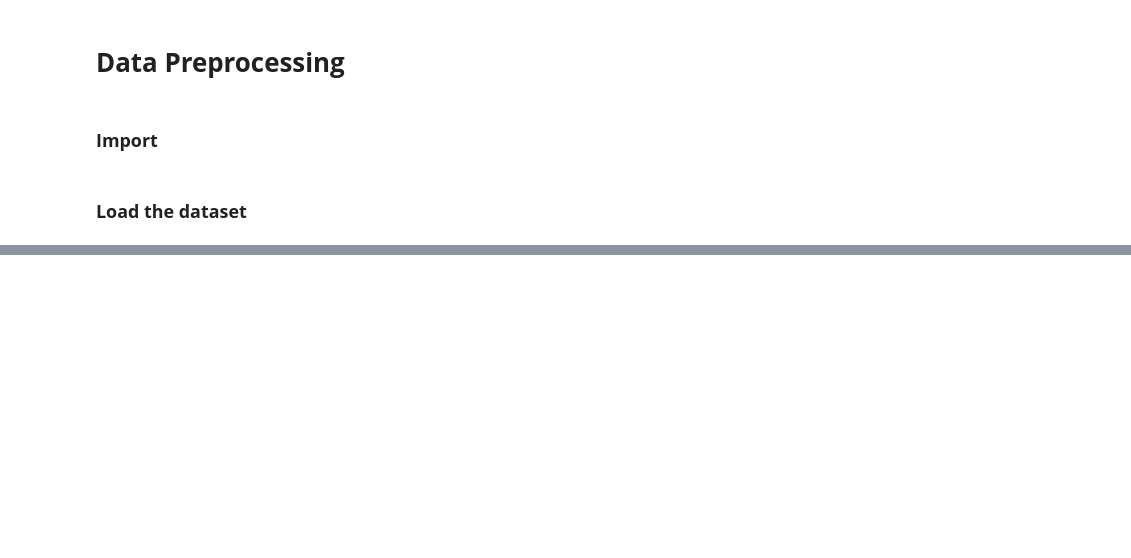
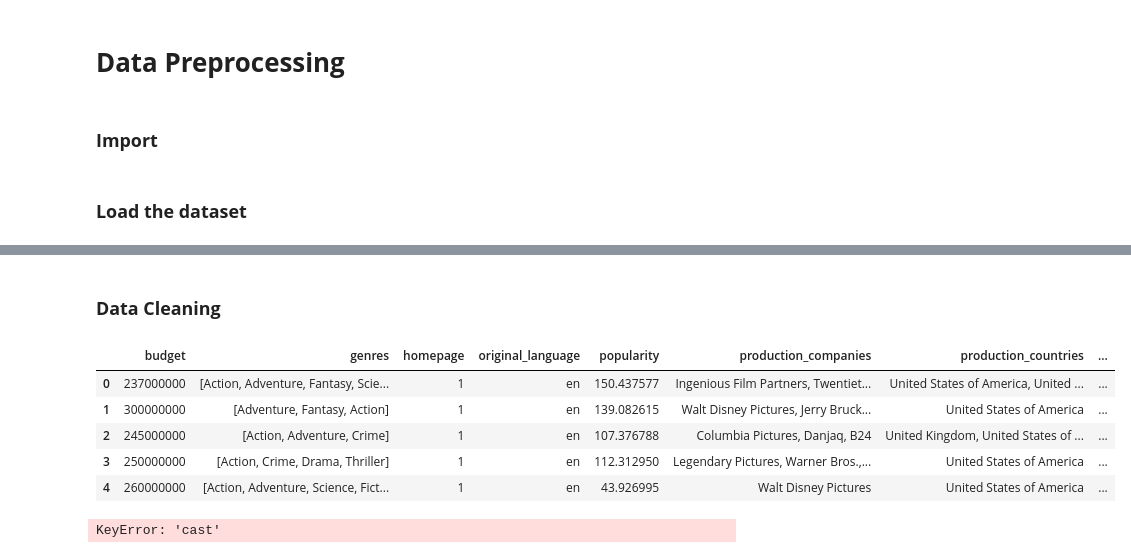
Before and after one commit to leonnmarcoo/CCADMACL_COM232_PROJECT, a Jupyter notebook: data_preprocessing.ipynb, the cells around one changed output, grey strips where cells are left out. Cells and saved outputs as stored; diff of their text form; code cells hidden in the pictures; blank space fills up the shorter version.

```diff
--- a/data_preprocessing.ipynb
+++ b/data_preprocessing.ipynb
@@ -9,4 +19,4 @@ import pandas as pd
 # %% [markdown]
 ### **Load the dataset**
 # %%
-df = pd.read_csv("movies.csv")
+df = pd.read_csv("movie_dataset.csv")
@@ -14,0 +85,3 @@ FileNotFoundError: [Errno 2] No such file or directory: 'movies.csv'
+# %%
+columns_to_drop = ['index', 'id', 'keywords', 'original_title', 'overview', 'spoken_languages', 'status', 'tagline', 'title', 'crew']
+df.drop(columns=columns_to_drop, inplace=True)
@@ -14,0 +107,41 @@ FileNotFoundError: [Errno 2] No such file or directory: 'movies.csv'
+# %% [markdown]
+### **Data Cleaning**
+# %%
+df['homepage'] = df['homepage'].notna().astype(int)
+df['genres'] = df['genres'].str.split(' ')
+df['production_companies'] = df['production_companies'].apply(
+    lambda x: ', '.join([d['name'] for d in ast.literal_eval(x)])
+)
+df['production_countries'] = df['production_countries'].apply(
+        lambda x: ', '.join([d['name'] for d in ast.literal_eval(x)])
+)
+df['release_date'] = pd.to_datetime(df['release_date'], errors='coerce').dt.year
+
+def combine_first_last_names(name_string):
+    if pd.isna(name_string) or not isinstance(name_string, str):
+        return []
+    words = name_string.split(' ')
+    full_names = []
+    i = 0
+    while i < len(words):
+        # Try to combine two words for a name
+        if i + 1 < len(words):
+            full_names.append(f"{words[i]} {words[i+1]}")
+            i += 2
+        else:
+            # If only one word remains, treat it as a single-word name
+            full_names.append(words[i])
+            i += 1
+    return full_names
+
+df['cast'] = df['cast'].apply(combine_first_last_names)
+df['director'] = df['director'].apply(combine_first_last_names)
+# %%
+df.head()
+# %% [output]
+|  | budget | genres | homepage | original_language | popularity | production_companies | production_countries | ... |
+| 0 | 237000000 | [Action, Adventure, Fantasy, Scie... | 1 | en | 150.437577 | Ingenious Film Partners, Twentiet... | United States of America, United ... | ... |
+| 1 | 300000000 | [Adventure, Fantasy, Action] | 1 | en | 139.082615 | Walt Disney Pictures, Jerry Bruck... | United States of America | ... |
+| 2 | 245000000 | [Action, Adventure, Crime] | 1 | en | 107.376788 | Columbia Pictures, Danjaq, B24 | United Kingdom, United States of ... | ... |
+| 3 | 250000000 | [Action, Crime, Drama, Thriller] | 1 | en | 112.312950 | Legendary Pictures, Warner Bros.,... | United States of America | ... |
+| 4 | 260000000 | [Action, Adventure, Science, Fict... | 1 | en | 43.926995 | Walt Disney Pictures | United States of America | ... |
@@ -14,0 +184,15 @@ FileNotFoundError: [Errno 2] No such file or directory: 'movies.csv'
+# %%
+df['cast'] = df['cast'].apply(lambda x: [g.strip() for g in x] if isinstance(x, list) else [])
+
+df = df.join(
+    df['cast']
+    .explode()
+    .str.get_dummies()
+    .groupby(level=0)
+    .max()
+    .add_suffix('_cast')
+)
+
+df = df.drop(columns=['cast'])
+# %% [output]
+KeyError: 'cast'
```
Also changed, not shown: parts of 18 cells of this notebook.
